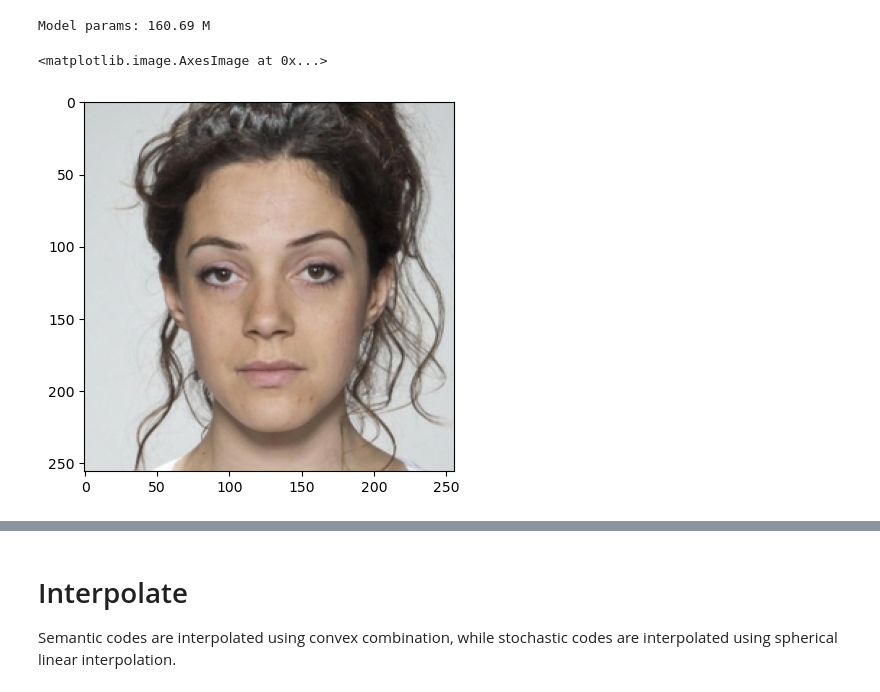
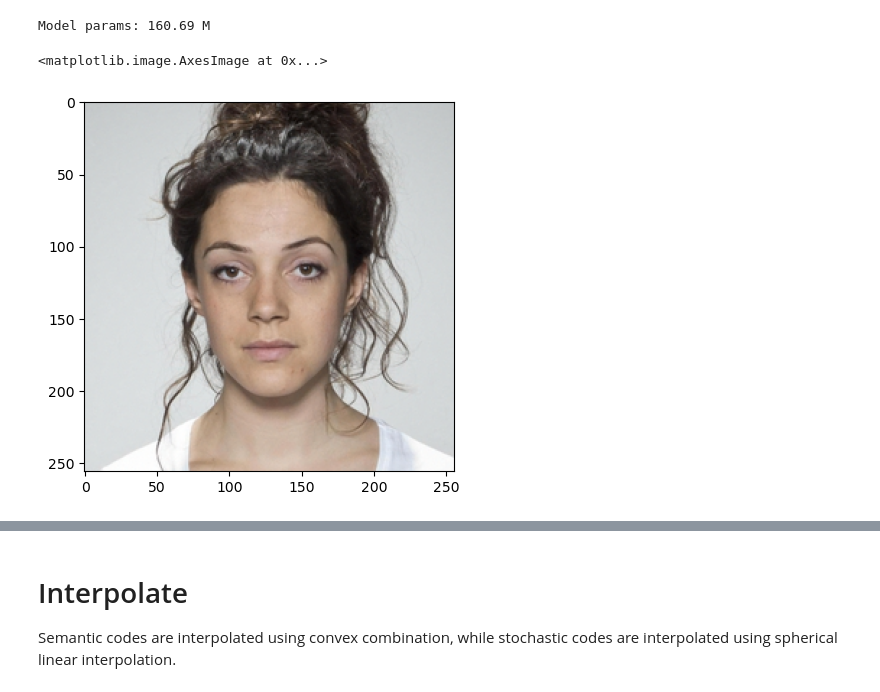
Before and after one commit to dsilvavinicius/diffae, a Jupyter notebook: interpolate.ipynb, the cells around one changed output, grey strips where cells are left out. Saved outputs shown, nothing was run; the diff lists cells and outputs as text; code cells hidden in the pictures.

```diff
--- a/interpolate.ipynb
+++ b/interpolate.ipynb
@@ -18,15 +21,15 @@ Model params: 160.69 M
 # %%
 data = ImageDataset('imgs_interpolate', image_size=conf.img_size, exts=['jpg', 'JPG', 'png'], do_augment=False)
 batch = torch.stack([
-    data[0]['img'],
-    data[1]['img'],
+    data[2]['img'],
+    data[4]['img'],
 ])
 # %%
 import matplotlib.pyplot as plt
-plt.imshow(batch[0].permute([1, 2, 0]) / 2 + 0.5)
+plt.imshow(batch[1].permute([1, 2, 0]) / 2 + 0.5)
 # %% [output]
 <matplotlib.image.AxesImage at 0x...>
-[figure, old version]
+[figure, new version]
 # %%
 cond = model.encode(batch.to(device))
 xT = model.encode_stochastic(batch.to(device), cond, T=250)
```
Also changed, not shown: parts of 4 cells of this notebook, 1 other file.
